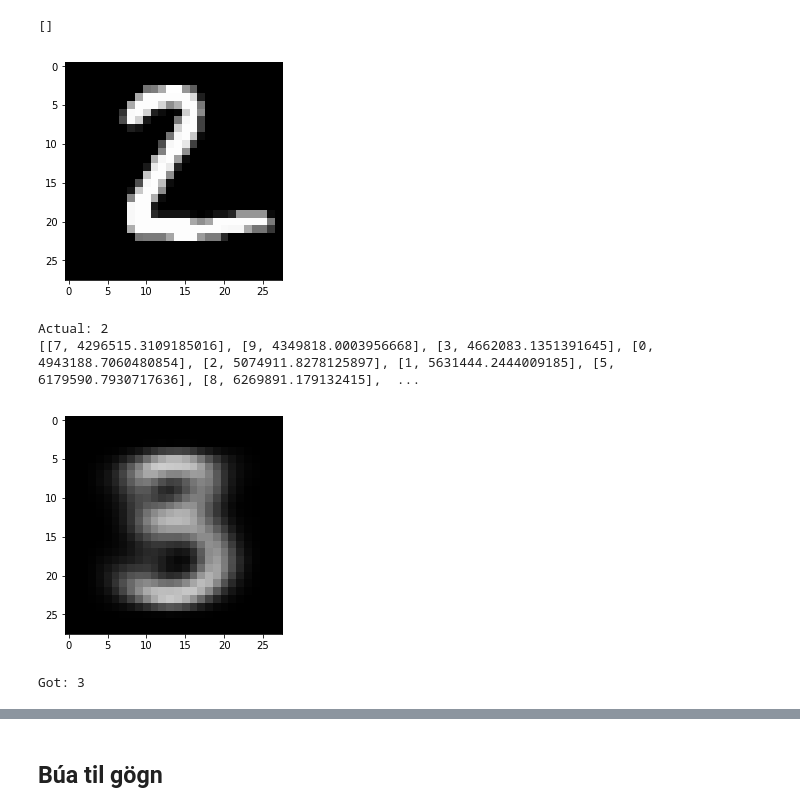
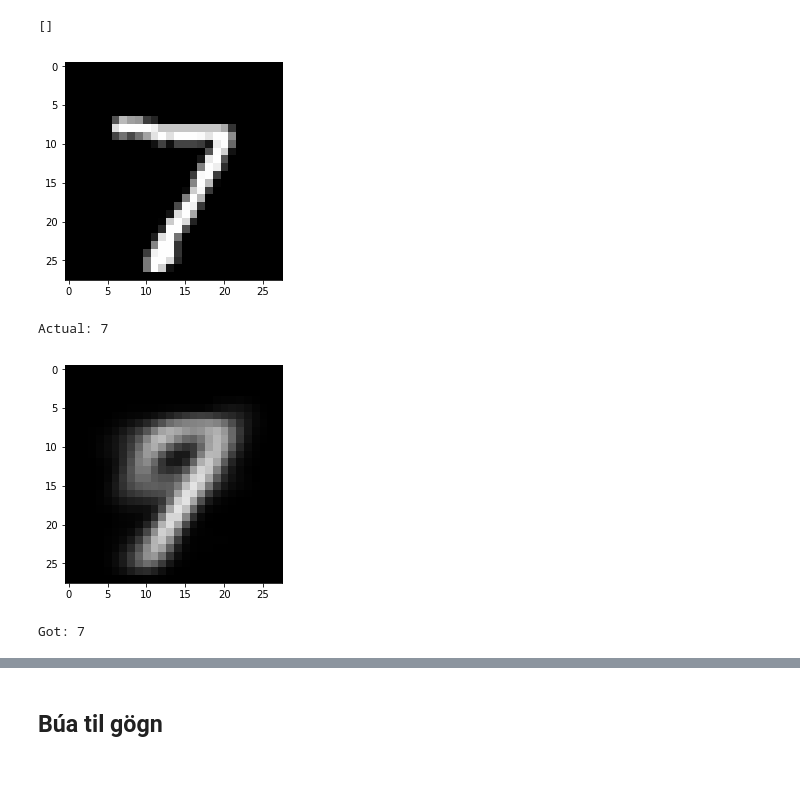
Before and after one commit to davidhs/rei201verkefni1, a Jupyter notebook: skilaverkefni1.ipynb, the cells around one changed output, grey strips where cells are left out. Cells and saved outputs as stored; diff of their text form; code cells hidden in the pictures; blank space fills up the shorter version.

```diff
--- a/skilaverkefni1.ipynb
+++ b/skilaverkefni1.ipynb
@@ -220,19 +257,10 @@ def classifier_factory(images, image_labels, centroids, labels, losses):
-# %%
-def testzzz(idx, bundle, images, labels):
-    classifier = classifier_factory(A_images, A_labels, bundle['centroids'], bundle['labels'], bundle['losses'])
-    label = int(labels[idx][0])
-    display_arr(images[idx])
-    print("Actual:", label)
-    digit = classifier(images[idx], display_best=True)
-    print("Got:", digit)
-
-testzzz(1, bundle10, B_images, B_labels)
-# %% [output]
-[figure, removed]
-Actual: 2
-[[7, 4296515.3109185016], [9, 4349818.0003956668], [3, 4662083.1351391645], [0, 4943188.7060480854], [2, 5074911.8278125897], [1, 5631444.2444009185], [5, 6179590.7930717636], [8, 6269891.179132415],  ...
-[figure, removed]
-Got: 3
+# %%
+testzzz(0, bundle10, B_images, B_labels)
+# %% [output]
+[figure, added]
+Actual: 7
+[figure, added]
+Got: 7
 # %%
 
 
```
Also changed, not shown: parts of 5 cells of this notebook.
